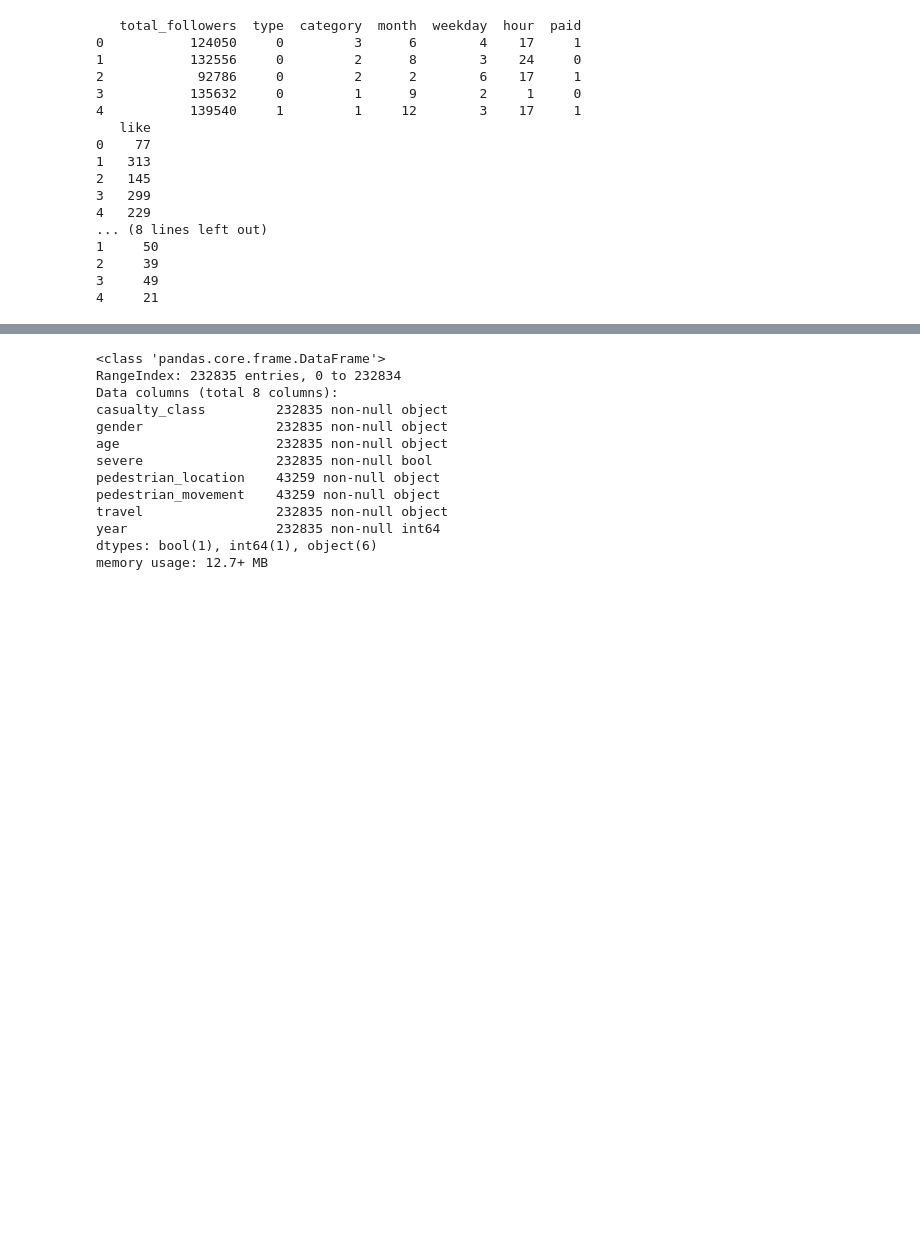
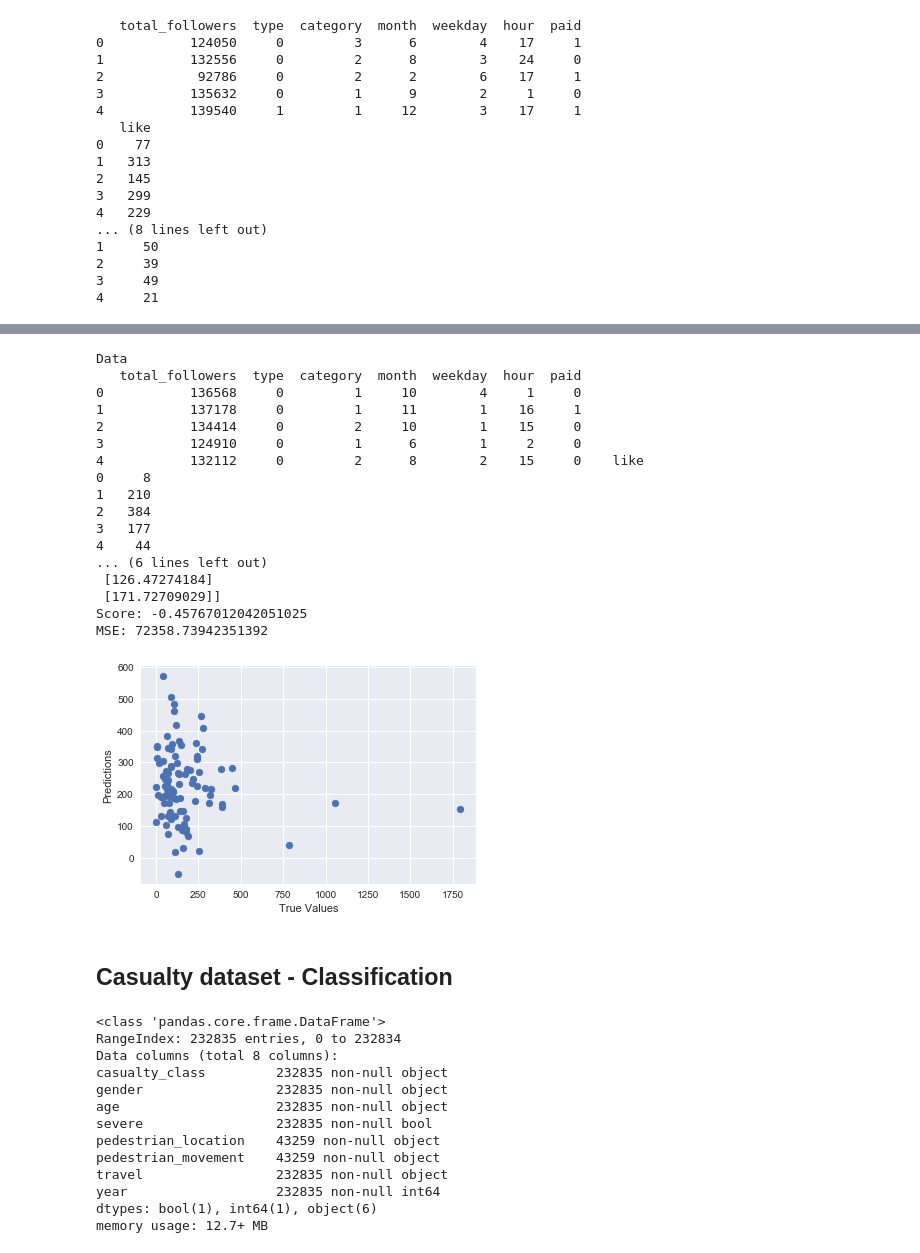
Before and after one commit to hueyning/cs156-ml, a Jupyter notebook: CS156 Session 2.2 - Ensuring quality when training/Facebook Regression & Casualty Classification.ipynb, the cells around one changed output, grey strips where cells are left out. Drawn from its saved outputs; the diff is of its cells as text; code cells hidden in the pictures; blank space fills up the shorter version.

```diff
--- a/CS156 Session 2.2 - Ensuring quality when training/Facebook Regression & Casualty Classification.ipynb
+++ b/CS156 Session 2.2 - Ensuring quality when training/Facebook Regression & Casualty Classification.ipynb
@@ -114,3 +133,37 @@ Cross-validated scores: [-0.1335011   0.07682692  0.00157787 -0.0145426  -0.0087
+# %%
+###### in-class testing
+
+testing = pd.read_csv('in-class-fb.csv')
+testing['type'],testing_type = pd.factorize(testing['type'])
+testing_x = testing[['total_followers','type','category','month','weekday','hour','paid']]
+testing_like = testing[['like']]
+print('Data')
+print(testing_x.head(),testing_like.head())
+print('\n')
+
+print('Regression model results')
+train_test_lm(testing_x, fb_like_train, testing_like)
+# %% [output]
+Data
+   total_followers  type  category  month  weekday  hour  paid
+0           136568     0         1     10        4     1     0
+1           137178     0         1     11        1    16     1
+2           134414     0         2     10        1    15     0
+3           124910     0         1      6        1     2     0
+4           132112     0         2      8        2    15     0    like
+0     8
+1   210
+2   384
+3   177
+4    44
+... (6 lines left out)
+ [126.47274184]
+ [171.72709029]]
+Score: -0.45767012042051025
+MSE: 72358.73942351392
+[figure, added]
+# %% [markdown]
+## Casualty dataset - Classification
 # %%
 casualty = pd.read_csv('casualty_train.csv')
 casualty.info()
```
Also changed, not shown: parts of 9 cells of this notebook, 2 other files.
